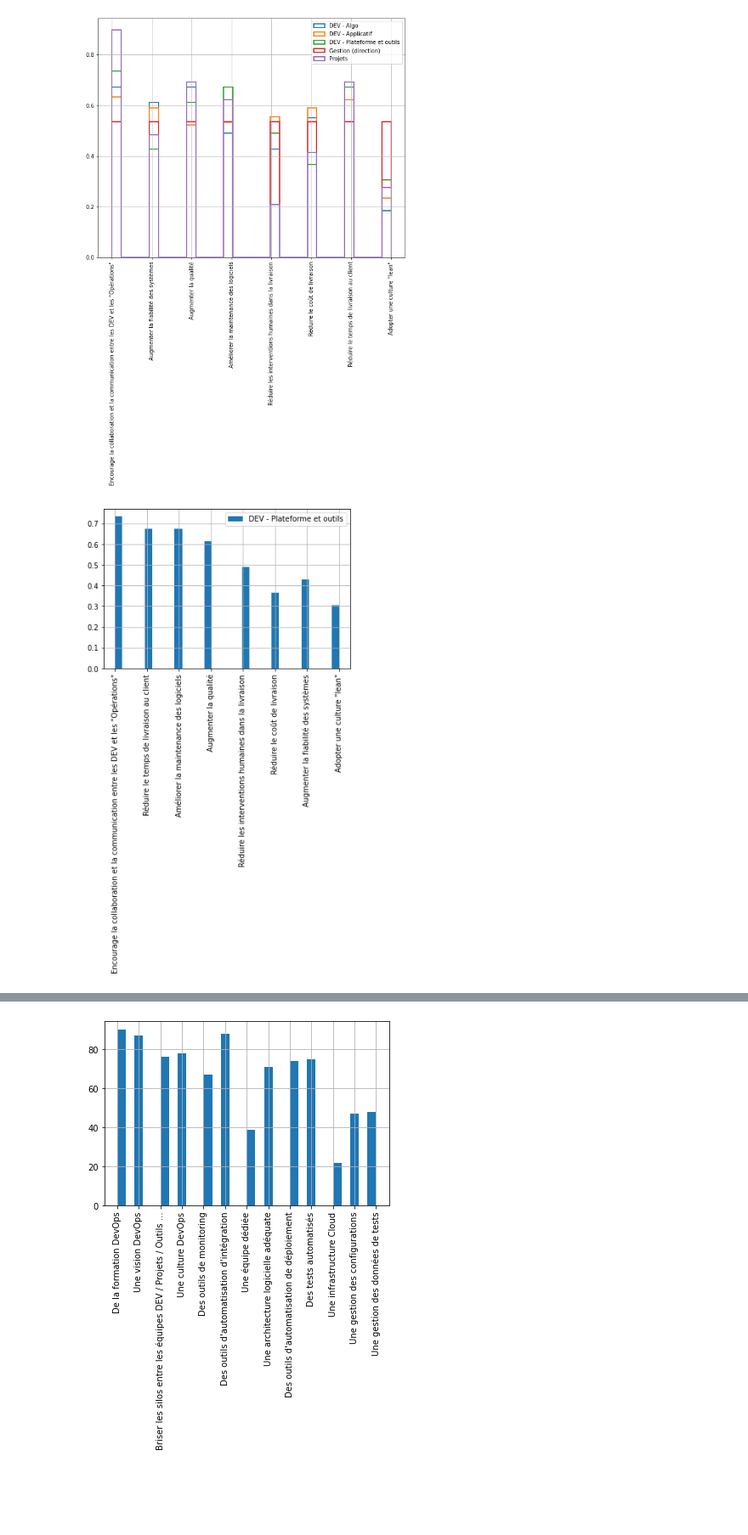
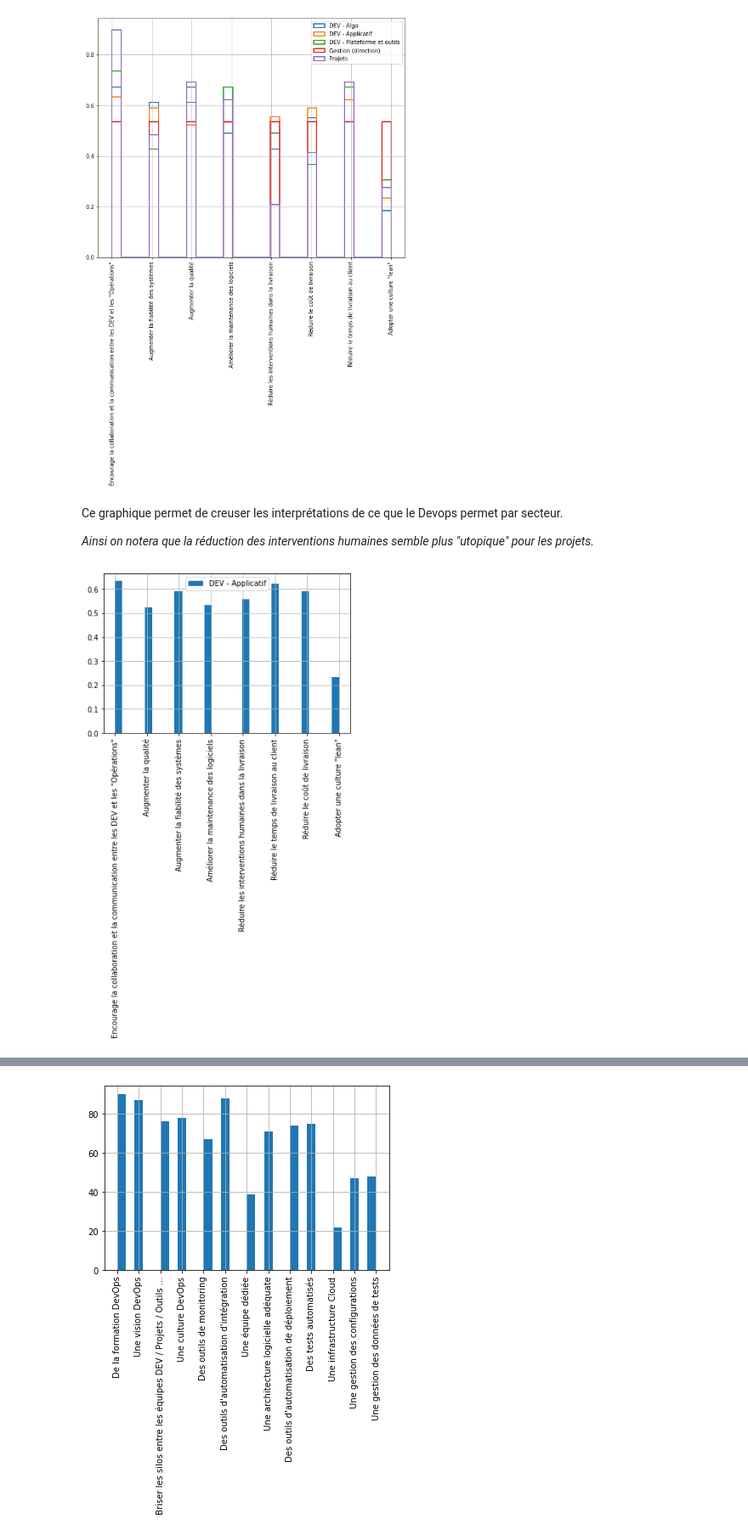
Before and after one commit to delemarchand2020/testColab, a Jupyter notebook: AnalyseSondageDevops.ipynb, the cells around one changed output, grey strips where cells are left out. Shown: that part at 85% size. Saved outputs shown, nothing was run; the diff lists cells and outputs as text; code cells hidden in the pictures; blank space fills up the shorter version.

```diff
--- a/AnalyseSondageDevops.ipynb
+++ b/AnalyseSondageDevops.ipynb
@@ -91,9 +119,13 @@ plt.figure(figsize=[10,8])
 dummy = new_df_2.groupby('secteur')['item_permet_devops'].hist(legend=True, density=True, bins=30, xrot=90, alpha=2, histtype='step', linewidth=2)
 # %% [output]
 [figure]
+# %% [markdown]
+Ce graphique permet de creuser les interprétations de ce que le Devops permet par secteur.
+
+*Ainsi on notera que la réduction des interventions humaines semble plus "utopique" pour les projets.*
 # %%
-#@title Pour un secteur en particulier ...
-dummy = new_df_2[new_df_2['secteur'] == 'DEV - Plateforme et outils']
+#@title Zoom sur le secteur applicatif
+dummy = new_df_2[new_df_2['secteur'] == 'DEV - Applicatif']
 dummy = dummy.groupby('secteur')['item_permet_devops'].hist(legend=True, density=True, bins=30, xrot=90)
 # %% [output]
-[figure, old version]
+[figure, new version]
```
Also changed, not shown: parts of 12 cells of this notebook.
